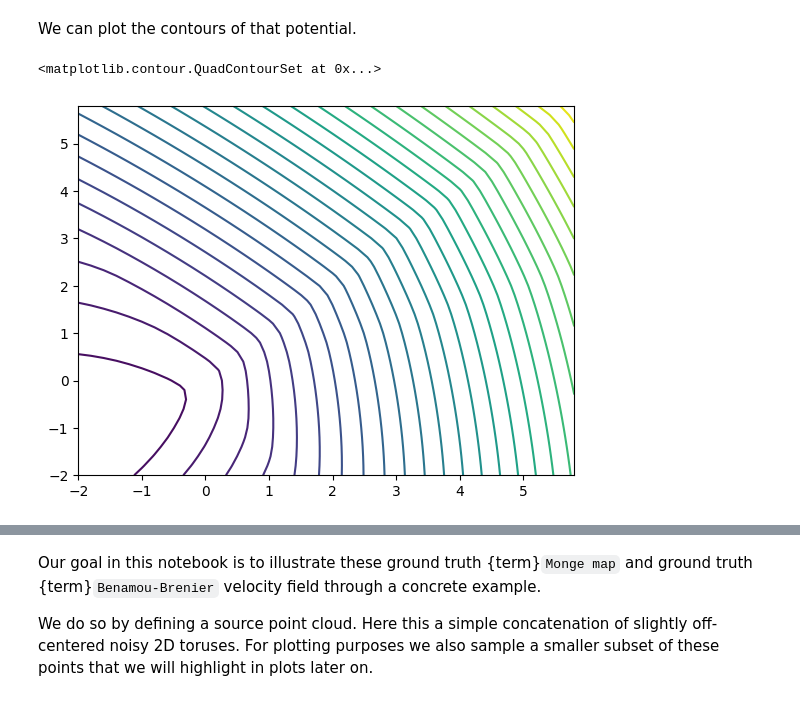
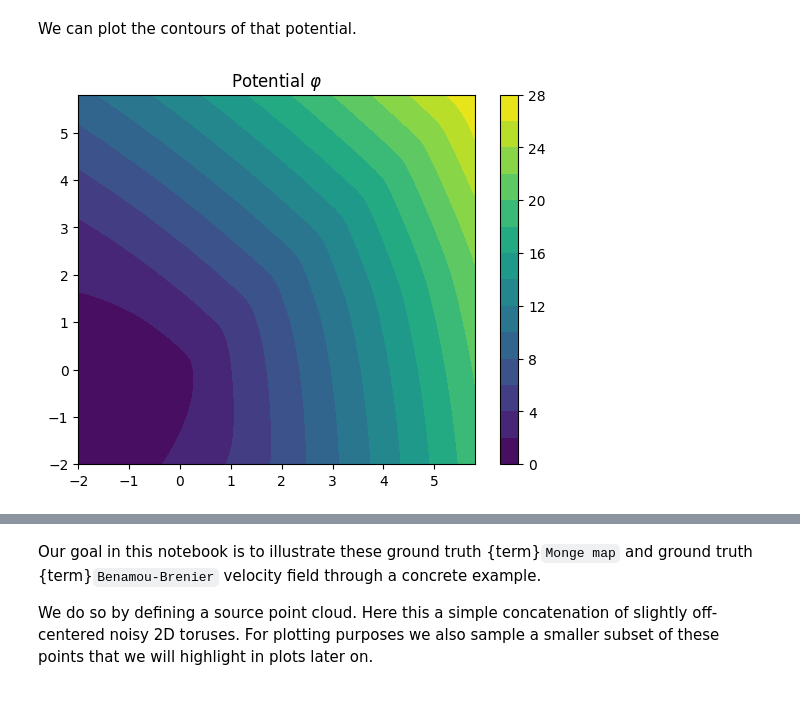
Before and after one commit to amanjitsk/ott, a Jupyter notebook: docs/tutorials/theory/000_bb_flow.ipynb, the cells around one changed output, grey strips where cells are left out. Saved outputs shown, nothing was run; the diff lists cells and outputs as text; code cells hidden in the pictures.

```diff
--- a/docs/tutorials/theory/000_bb_flow.ipynb
+++ b/docs/tutorials/theory/000_bb_flow.ipynb
@@ -44,19 +53,18 @@ def phi(x: jnp.ndarray) -> jnp.ndarray:
 # %% [markdown]
 We can plot the contours of that potential.
 # %%
-DARKMODE = False
-if DARKMODE:
-    plt.style.use("dark_background")
-
 x = np.arange(-2.0, 6.0, 0.2)
 y = np.arange(-2.0, 6.0, 0.2)
 X, Y = np.meshgrid(x, y)
 Z = jnp.array([jnp.array([xx, yy]) for xx, yy in zip(np.ravel(X), np.ravel(Y))])
 Z = jax.vmap(phi)(Z).reshape(X.shape)
-plt.contour(X, Y, Z.reshape(X.shape), levels=30)
+
+fig, ax = plt.subplots()
+cont = ax.contourf(X, Y, Z.reshape(X.shape), levels=15)
+fig.colorbar(cont)
+ax.set_title(r"Potential $\varphi$");
 # %% [output]
-<matplotlib.contour.QuadContourSet at 0x...>
-[figure, old version]
+[figure, new version]
 # %% [markdown]
 ## From Brenier Potential to Benamou-Brenier Velocity Field
 
```
Also changed, not shown: parts of 17 cells of this notebook, 21 other files.
